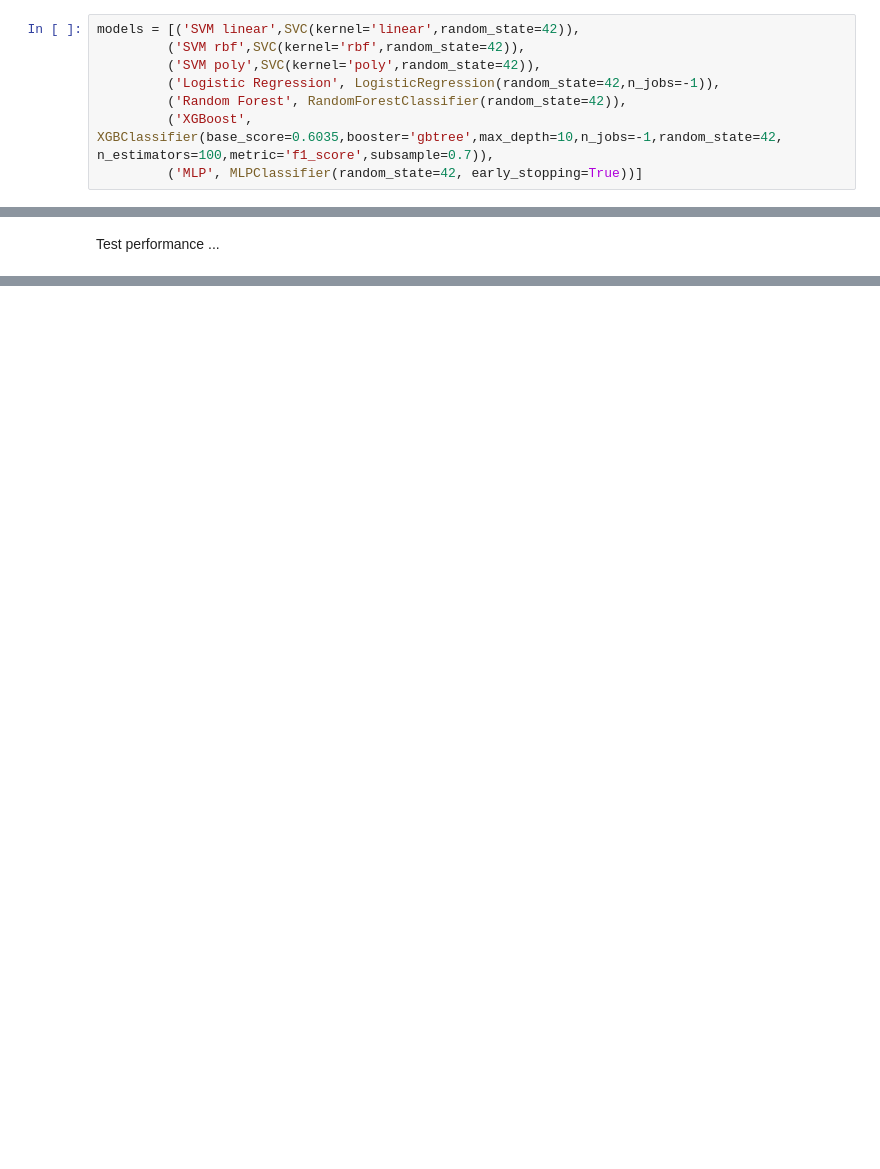
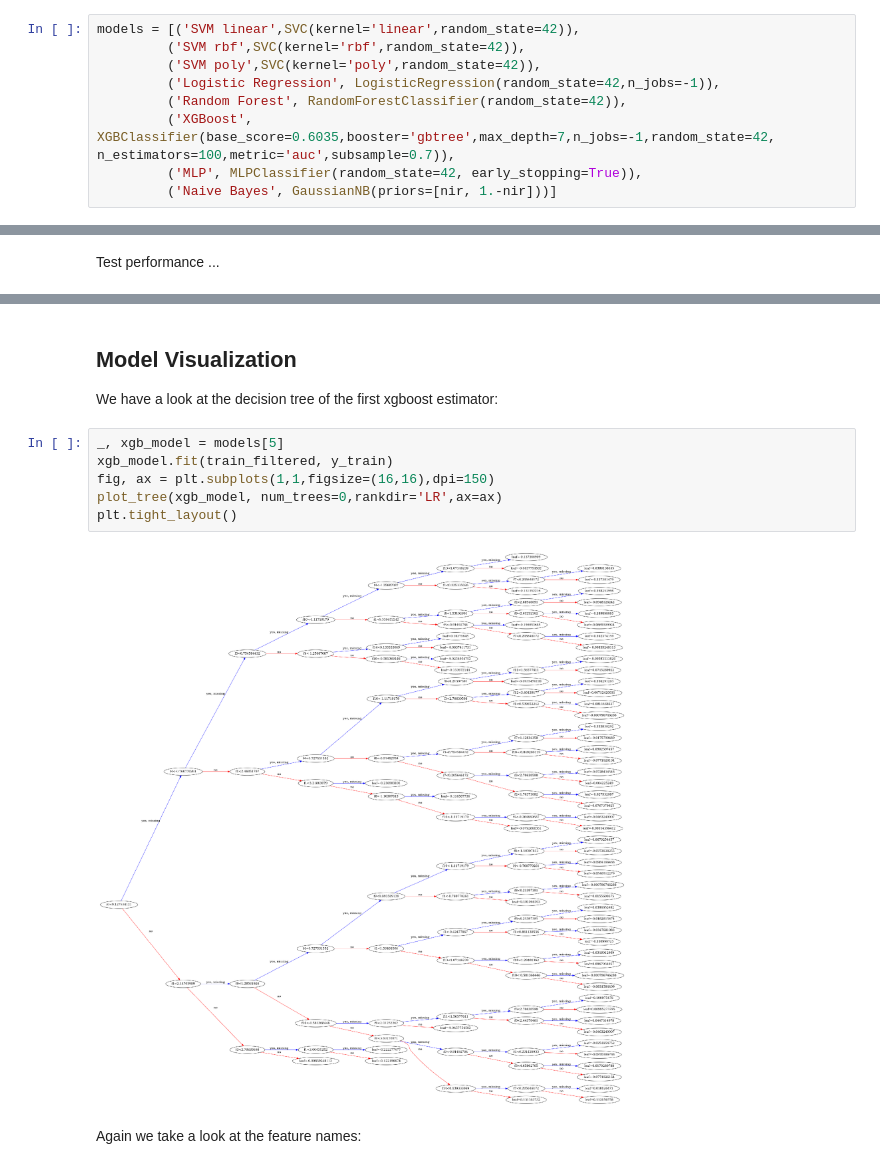
Before and after one commit to MartinTschechne/ML4H2020, a Jupyter notebook: NLP/Project-2-Diabetes.ipynb, the cells around one changed output, grey strips where cells are left out. Drawn from its saved outputs; the diff is of its cells as text; blank space fills up the shorter version.

```diff
--- a/NLP/Project-2-Diabetes.ipynb
+++ b/NLP/Project-2-Diabetes.ipynb
@@ -550,8 +589,9 @@ models = [('SVM linear',SVC(kernel='linear',random_state=42)),
          ('SVM poly',SVC(kernel='poly',random_state=42)),
          ('Logistic Regression', LogisticRegression(random_state=42,n_jobs=-1)),
          ('Random Forest', RandomForestClassifier(random_state=42)),
-         ('XGBoost', XGBClassifier(base_score=0.6035,booster='gbtree',max_depth=10,n_jobs=-1,random_state=42, n_estimators=100,metric='f1_score',subsample=0.7)),
-         ('MLP', MLPClassifier(random_state=42, early_stopping=True))]
+         ('XGBoost', XGBClassifier(base_score=0.6035,booster='gbtree',max_depth=7,n_jobs=-1,random_state=42, n_estimators=100,metric='auc',subsample=0.7)),
+         ('MLP', MLPClassifier(random_state=42, early_stopping=True)),
+         ('Naive Bayes', GaussianNB(priors=[nir, 1.-nir]))]
 # %% [markdown]
 First we compare numerical/categorical features against textual features:
 # %%
@@ -670,0 +713,13 @@ NIR = 0.6035
+# %% [markdown]
+## **Model Visualization**
+We have a look at the decision tree of the first xgboost estimator:
+# %%
+_, xgb_model = models[5]
+xgb_model.fit(train_filtered, y_train)
+fig, ax = plt.subplots(1,1,figsize=(16,16),dpi=150)
+plot_tree(xgb_model, num_trees=0,rankdir='LR',ax=ax)
+plt.tight_layout()
+# %% [output]
+[figure, added]
+# %% [markdown]
+Again we take a look at the feature names:
```
Also changed, not shown: parts of 44 cells of this notebook, 6 other files.
